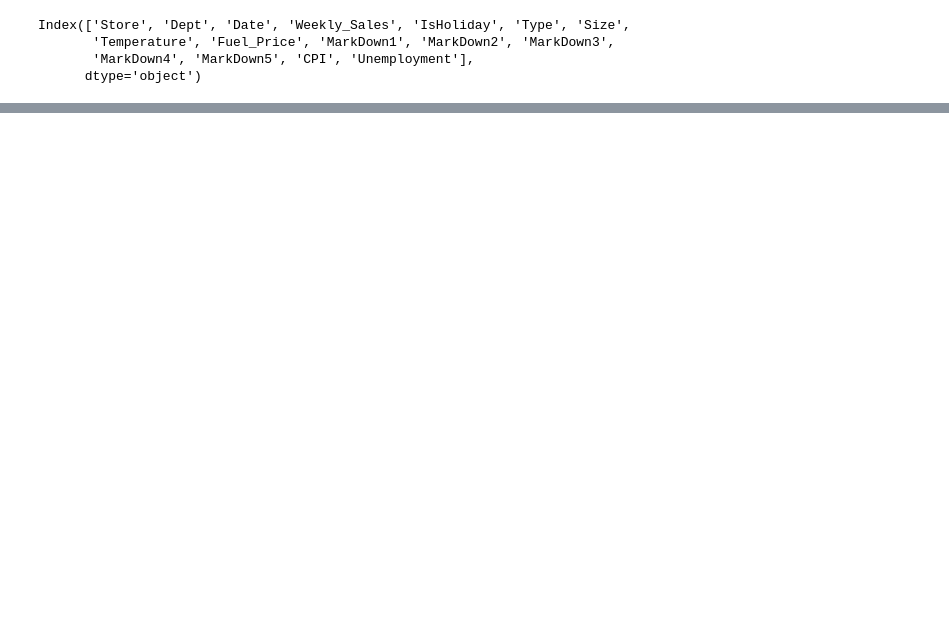
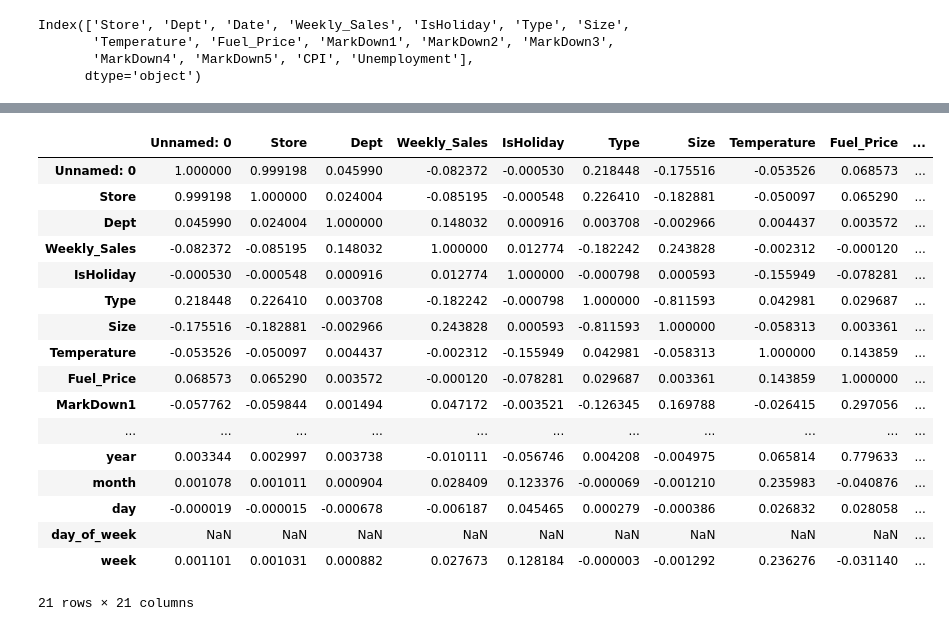
Before and after one commit to Hemanthk408/store-dataset, a Jupyter notebook: store_sales_data.ipynb, the cells around one changed output, grey strips where cells are left out. Saved outputs shown, nothing was run; the diff lists cells and outputs as text; code cells hidden in the pictures; blank space fills up the shorter version.

```diff
--- a/store_sales_data.ipynb
+++ b/store_sales_data.ipynb
@@ -141,6 +126,35 @@ final["Date"]=pd.to_datetime(final["Date"],format="%d/%m/%Y")
 # %%
-final["Year"]= final["Date"].dt.year
-final["Month"]= final["Date"].dt.month
-final["Day"]= final["Date"].dt.day
-final["Day_of_week"] = final["Date"].dt.dayofweek
-final["Week"]= final["Date"].dt.isocalendar().week
+df["year"]=df["Date"].dt.year
+df["month"]=df["Date"].dt.month
+df["day"]=df["Date"].dt.day
+df["day_of_week"]=df["Date"].dt.dayofweek
+df["week"]=df["Date"].dt.isocalendar().week
+# %%
+df.drop("Date",axis=1,inplace=True)
+# %%
+from sklearn.preprocessing import OrdinalEncoder
+encoder=OrdinalEncoder()
+# %%
+df1["IsHoliday"]=encoder.fit_transform(df[["IsHoliday"]])
+df1["Type"]=encoder.fit_transform(df[["Type"]])
+# %%
+df1.corr()
+# %% [output]
+|  | Unnamed: 0 | Store | Dept | Weekly_Sales | IsHoliday | Type | Size | Temperature | Fuel_Price | ... |
+| Unnamed: 0 | 1.000000 | 0.999198 | 0.045990 | -0.082372 | -0.000530 | 0.218448 | -0.175516 | -0.053526 | 0.068573 | ... |
+| Store | 0.999198 | 1.000000 | 0.024004 | -0.085195 | -0.000548 | 0.226410 | -0.182881 | -0.050097 | 0.065290 | ... |
+| Dept | 0.045990 | 0.024004 | 1.000000 | 0.148032 | 0.000916 | 0.003708 | -0.002966 | 0.004437 | 0.003572 | ... |
+| Weekly_Sales | -0.082372 | -0.085195 | 0.148032 | 1.000000 | 0.012774 | -0.182242 | 0.243828 | -0.002312 | -0.000120 | ... |
+| IsHoliday | -0.000530 | -0.000548 | 0.000916 | 0.012774 | 1.000000 | -0.000798 | 0.000593 | -0.155949 | -0.078281 | ... |
+| Type | 0.218448 | 0.226410 | 0.003708 | -0.182242 | -0.000798 | 1.000000 | -0.811593 | 0.042981 | 0.029687 | ... |
+| Size | -0.175516 | -0.182881 | -0.002966 | 0.243828 | 0.000593 | -0.811593 | 1.000000 | -0.058313 | 0.003361 | ... |
+| Temperature | -0.053526 | -0.050097 | 0.004437 | -0.002312 | -0.155949 | 0.042981 | -0.058313 | 1.000000 | 0.143859 | ... |
+| Fuel_Price | 0.068573 | 0.065290 | 0.003572 | -0.000120 | -0.078281 | 0.029687 | 0.003361 | 0.143859 | 1.000000 | ... |
+| MarkDown1 | -0.057762 | -0.059844 | 0.001494 | 0.047172 | -0.003521 | -0.126345 | 0.169788 | -0.026415 | 0.297056 | ... |
+| ... | ... | ... | ... | ... | ... | ... | ... | ... | ... | ... |
+| year | 0.003344 | 0.002997 | 0.003738 | -0.010111 | -0.056746 | 0.004208 | -0.004975 | 0.065814 | 0.779633 | ... |
+| month | 0.001078 | 0.001011 | 0.000904 | 0.028409 | 0.123376 | -0.000069 | -0.001210 | 0.235983 | -0.040876 | ... |
+| day | -0.000019 | -0.000015 | -0.000678 | -0.006187 | 0.045465 | 0.000279 | -0.000386 | 0.026832 | 0.028058 | ... |
+| day_of_week | NaN | NaN | NaN | NaN | NaN | NaN | NaN | NaN | NaN | ... |
+| week | 0.001101 | 0.001031 | 0.000882 | 0.027673 | 0.128184 | -0.000003 | -0.001292 | 0.236276 | -0.031140 | ... |
+21 rows × 21 columns
```
Also changed, not shown: parts of 29 cells of this notebook.
